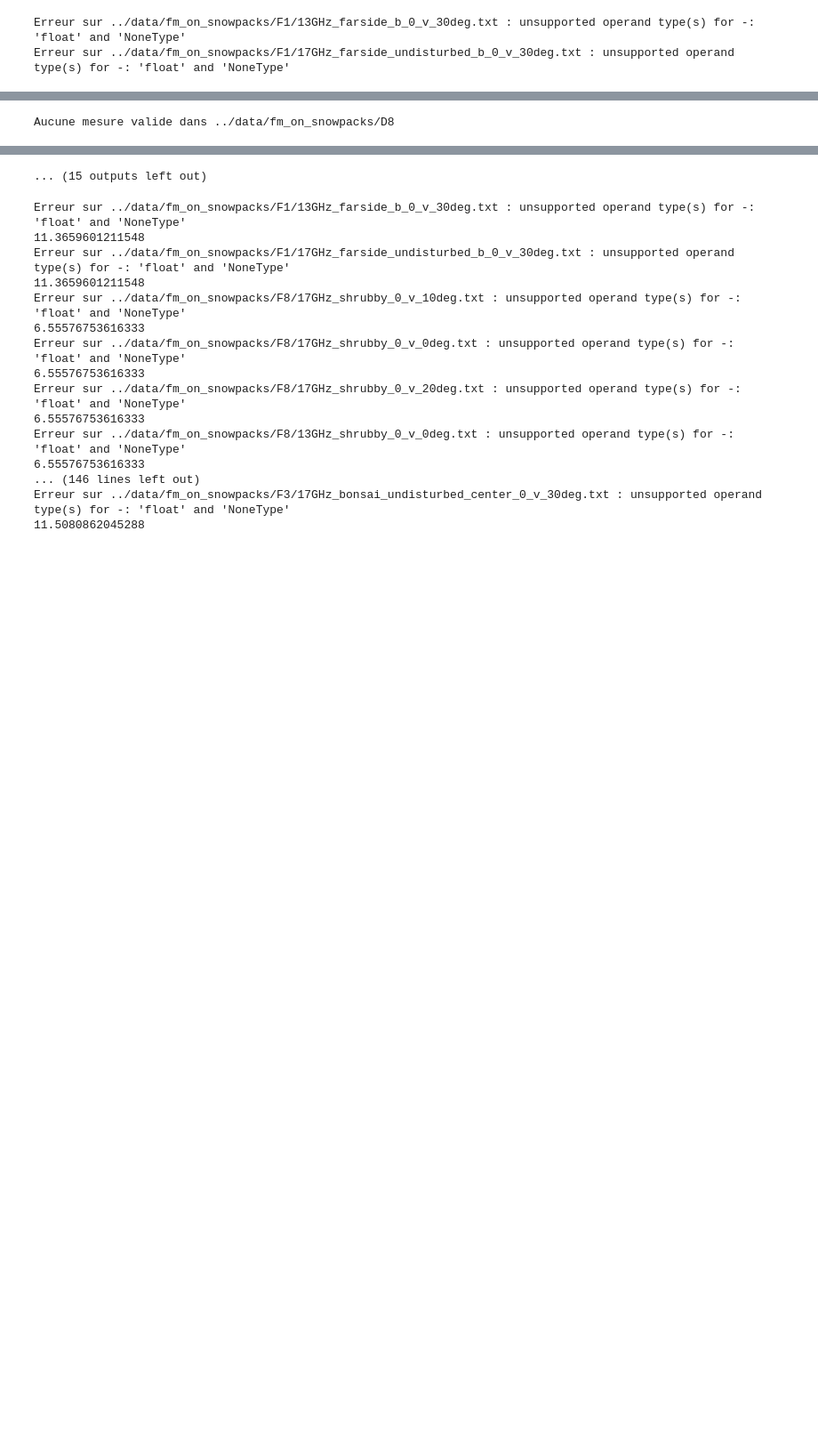
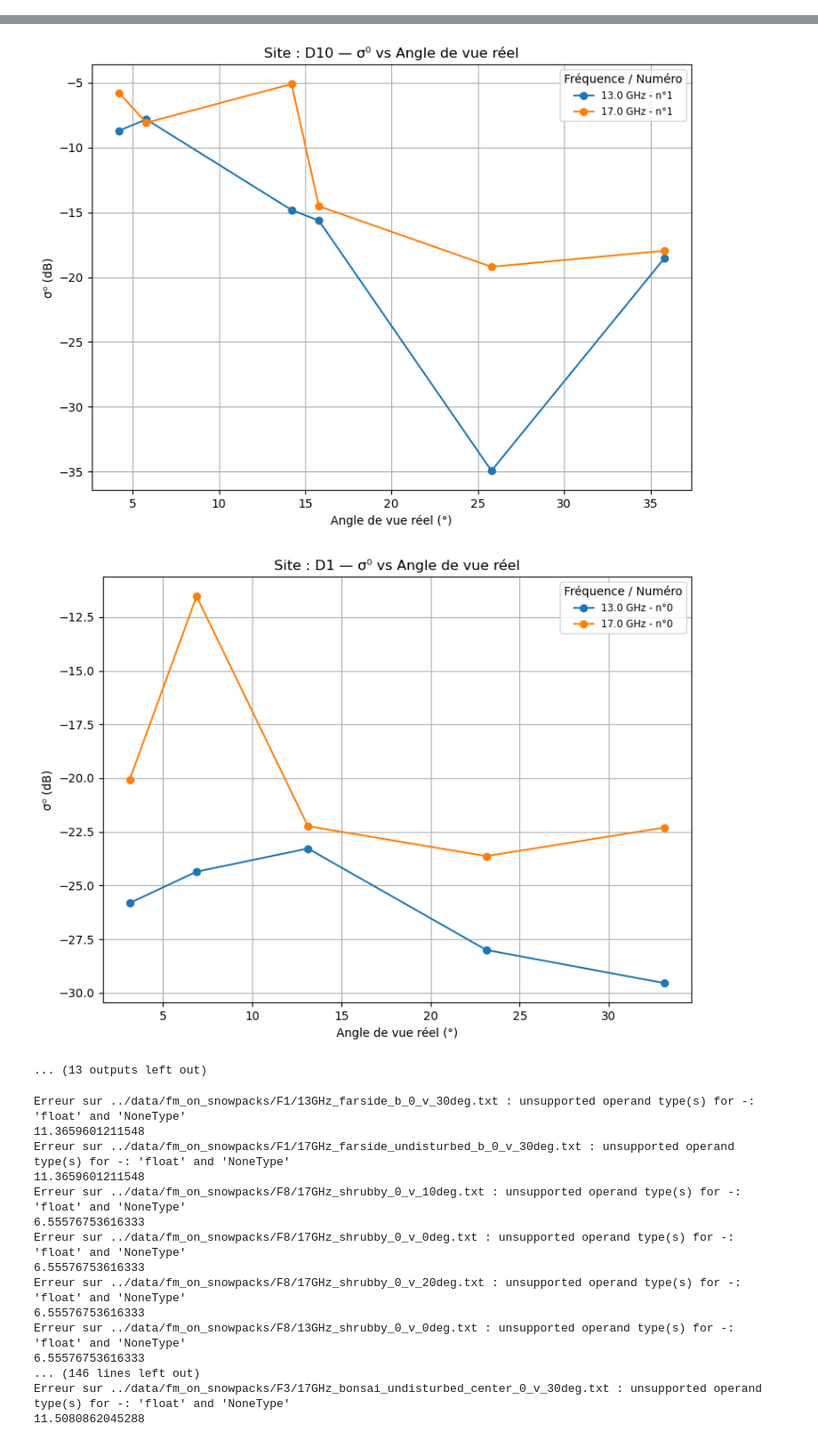
Before and after one commit to Nicolasallet/Dku-toolbox, a Jupyter notebook: notebooks/pitsigm0.ipynb, the cells around one changed output, grey strips where cells are left out. Shown at 89% size. Saved outputs shown, nothing was run; the diff lists cells and outputs as text; code cells hidden in the pictures; blank space fills up the shorter version.

```diff
--- a/notebooks/pitsigm0.ipynb
+++ b/notebooks/pitsigm0.ipynb
@@ -1,4 +1,6 @@
 # %%
+import sys
+sys.path.append('../radar_mesure')
 from radar import RadarMesure
 import matplotlib.pyplot as plt
 import glob
@@ -39,37 +41,36 @@ for pit in pits:
 
     for freq, group in df.groupby('frequence'):
         for i, (numero, sub) in enumerate(group.groupby('numero')):
             sub_sorted = sub.sort_values('angle_vue_reel')  # ✅ tri avant tracé
             plt.plot(
                 sub_sorted['angle_vue_reel'], sub_sorted['sigma0'],
                 color=colors.get(freq, 'gray'),
                 linestyle=linestyles[i % len(linestyles)],
                 marker='o',
                 label=f'{freq:.1f} GHz - n°{numero}'
             )
 
     plt.title(f'Site : {site_name} — σ⁰ vs Angle de vue réel')
     plt.xlabel('Angle de vue réel (°)')
     plt.ylabel('σ⁰ (dB)')
     plt.legend(title='Fréquence / Numéro', fontsize='small')
     plt.grid(True)
     plt.tight_layout()
     plt.show()
 # %% [output]
-Erreur sur ../data/fm_on_snowpacks/F1/13GHz_farside_b_0_v_30deg.txt : unsupported operand type(s) for -: 'float' and 'NoneType'
-Erreur sur ../data/fm_on_snowpacks/F1/17GHz_farside_undisturbed_b_0_v_30deg.txt : unsupported operand type(s) for -: 'float' and 'NoneType'
 [figure]
 [figure]
 [figure]
 [figure]
 [figure]
 [figure]
 [figure]
 [figure]
-Aucune mesure valide dans ../data/fm_on_snowpacks/D8
 [figure]
 [figure]
-... (15 outputs left out)
+[figure, added]
+[figure, added]
+... (13 outputs left out)
 # %%
 from radar import RadarMesure
 import matplotlib.pyplot as plt
```
Also changed, not shown: 51 other files.
